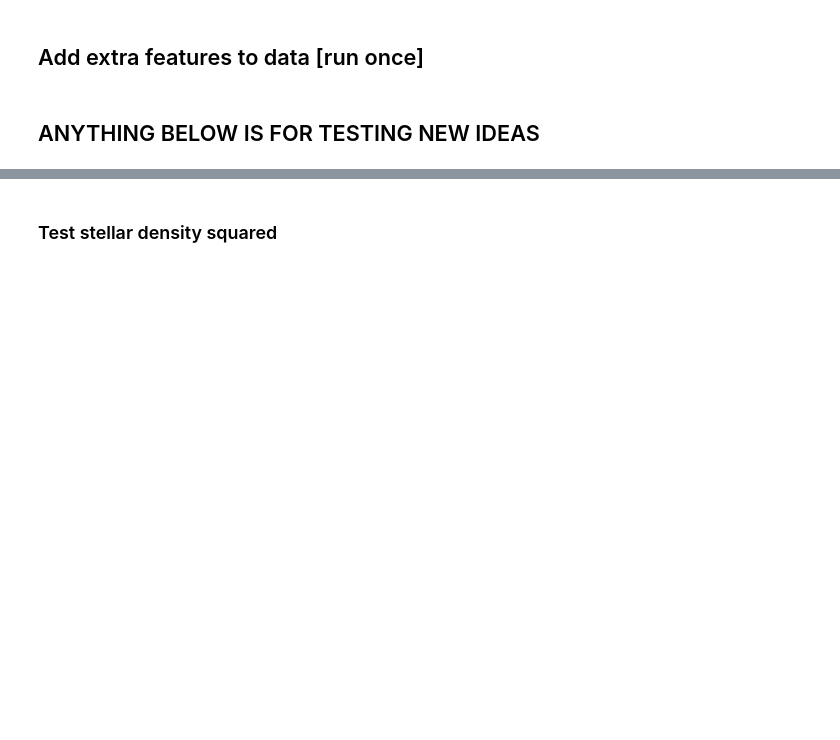
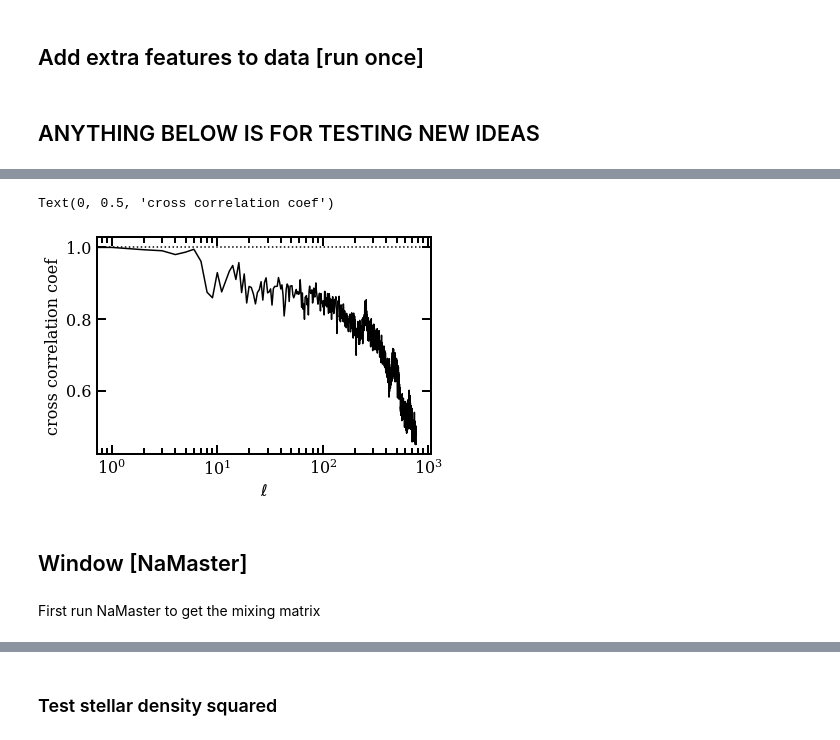
Before and after one commit to mehdirezaie/LSSutils, a Jupyter notebook: analysis/desi/notebooks/LognormalFlask.ipynb, the cells around one changed output, grey strips where cells are left out. Saved outputs shown, nothing was run; the diff lists cells and outputs as text; code cells hidden in the pictures; blank space fills up the shorter version.

```diff
--- a/analysis/desi/notebooks/LognormalFlask.ipynb
+++ b/analysis/desi/notebooks/LognormalFlask.ipynb
@@ -508,0 +592,24 @@ add_extras('sdecalsc')
+# %%
+map1 = map1 / map1[is_seen].mean() - 1
+map1[~is_seen] = md.hp.UNSEEN
+
+map2 = map2 / map2[is_seen].mean() - 1
+map2[~is_seen] = md.hp.UNSEEN
+# %%
+c_12 = md.hp.anafast(map1, map2=map2)
+c_11 = md.hp.anafast(map1)
+c_22 = md.hp.anafast(map2)
+# %%
+# plt.plot(c_12)
+plt.plot(c_12 / md.np.sqrt(c_11*c_22))
+plt.axhline(1.0, ls=':', color='k')
+plt.semilogx()
+plt.xlabel(r'$\ell$')
+plt.ylabel('cross correlation coef')
+# %% [output]
+Text(0, 0.5, 'cross correlation coef')
+[figure, added]
+# %% [markdown]
+## Window [NaMaster]
+# %% [markdown]
+First run NaMaster to get the mixing matrix
```
Also changed, not shown: parts of 32 cells of this notebook, 1 other file.
